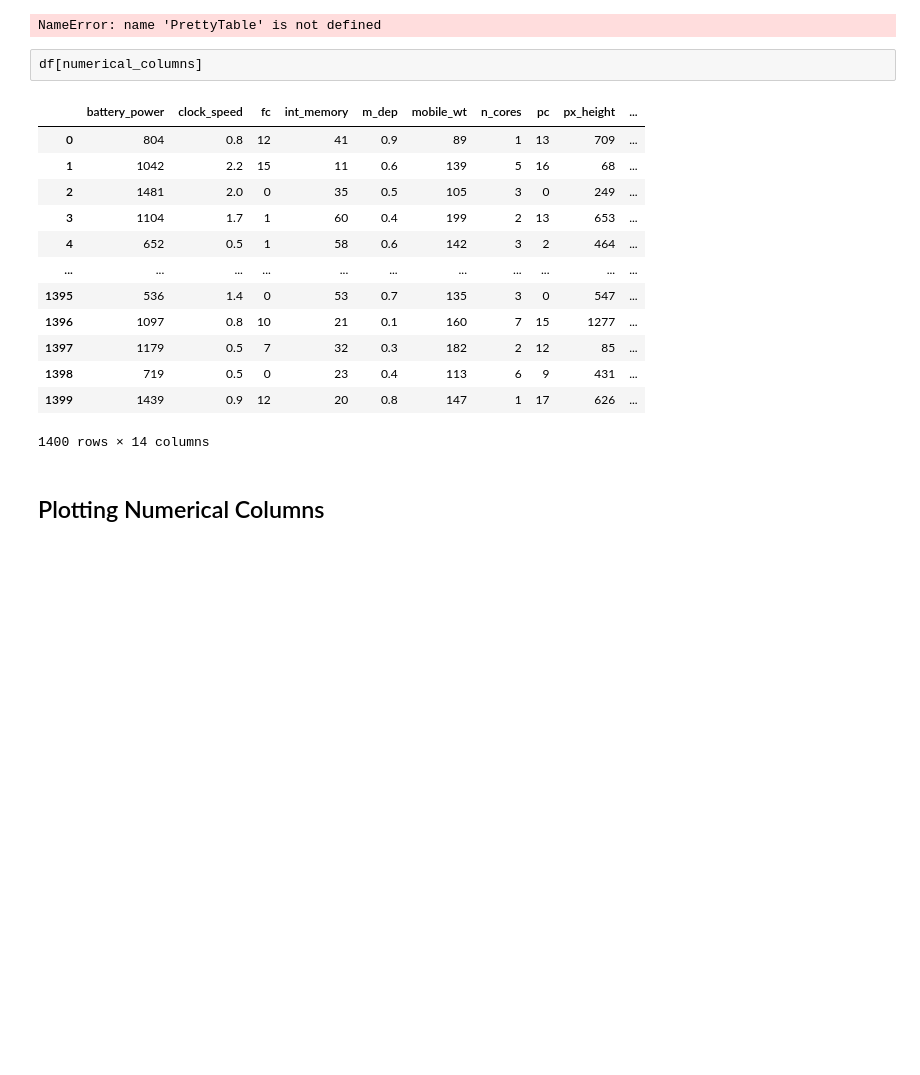
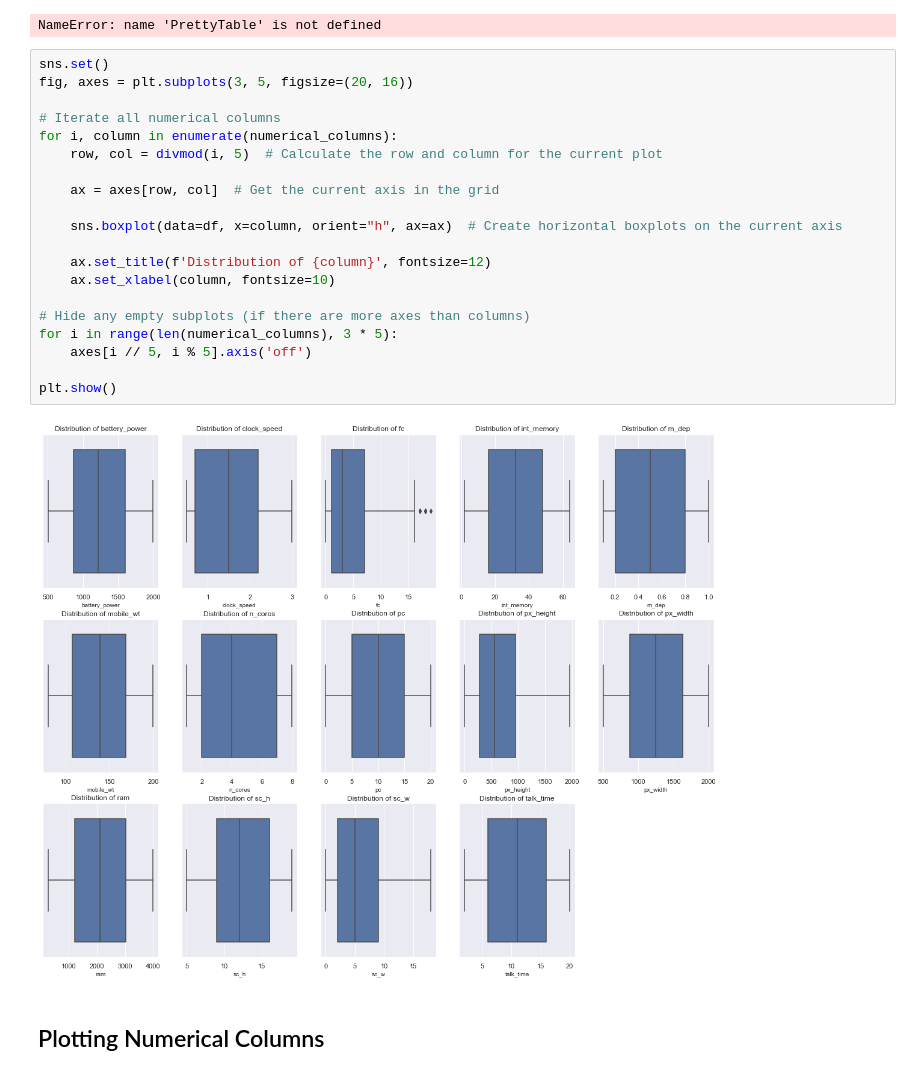
Before and after one commit to MarcelRyan/Tucil2_AI, a Jupyter notebook: Data_Analysis.ipynb, the cells around one changed output. Cells and saved outputs as stored; diff of their text form; blank space fills up the shorter version.

Commit message:
feat: plots to show outliers

```diff
--- a/Data_Analysis.ipynb
+++ b/Data_Analysis.ipynb
@@ -129,22 +129,28 @@ for column in numerical_columns:
 print(outliers_table)
 # %% [output]
 NameError: name 'PrettyTable' is not defined
-# %%
-df[numerical_columns]
-# %% [output]
-|  | battery_power | clock_speed | fc | int_memory | m_dep | mobile_wt | n_cores | pc | px_height | ... |
-| 0 | 804 | 0.8 | 12 | 41 | 0.9 | 89 | 1 | 13 | 709 | ... |
-| 1 | 1042 | 2.2 | 15 | 11 | 0.6 | 139 | 5 | 16 | 68 | ... |
-| 2 | 1481 | 2.0 | 0 | 35 | 0.5 | 105 | 3 | 0 | 249 | ... |
-| 3 | 1104 | 1.7 | 1 | 60 | 0.4 | 199 | 2 | 13 | 653 | ... |
-| 4 | 652 | 0.5 | 1 | 58 | 0.6 | 142 | 3 | 2 | 464 | ... |
-| ... | ... | ... | ... | ... | ... | ... | ... | ... | ... | ... |
-| 1395 | 536 | 1.4 | 0 | 53 | 0.7 | 135 | 3 | 0 | 547 | ... |
-| 1396 | 1097 | 0.8 | 10 | 21 | 0.1 | 160 | 7 | 15 | 1277 | ... |
-| 1397 | 1179 | 0.5 | 7 | 32 | 0.3 | 182 | 2 | 12 | 85 | ... |
-| 1398 | 719 | 0.5 | 0 | 23 | 0.4 | 113 | 6 | 9 | 431 | ... |
-| 1399 | 1439 | 0.9 | 12 | 20 | 0.8 | 147 | 1 | 17 | 626 | ... |
-1400 rows × 14 columns
+# %%
+sns.set()
+fig, axes = plt.subplots(3, 5, figsize=(20, 16))
+
+# Iterate all numerical columns
+for i, column in enumerate(numerical_columns):
+    row, col = divmod(i, 5)  # Calculate the row and column for the current plot
+
+    ax = axes[row, col]  # Get the current axis in the grid
+
+    sns.boxplot(data=df, x=column, orient="h", ax=ax)  # Create horizontal boxplots on the current axis
+
+    ax.set_title(f'Distribution of {column}', fontsize=12)
+    ax.set_xlabel(column, fontsize=10)
+
+# Hide any empty subplots (if there are more axes than columns)
+for i in range(len(numerical_columns), 3 * 5):
+    axes[i // 5, i % 5].axis('off')
+
+plt.show()
+# %% [output]
+[figure, added]
 # %% [markdown]
 ## Plotting Numerical Columns
 # %%
```
Also changed, not shown: parts of 2 cells of this notebook.
